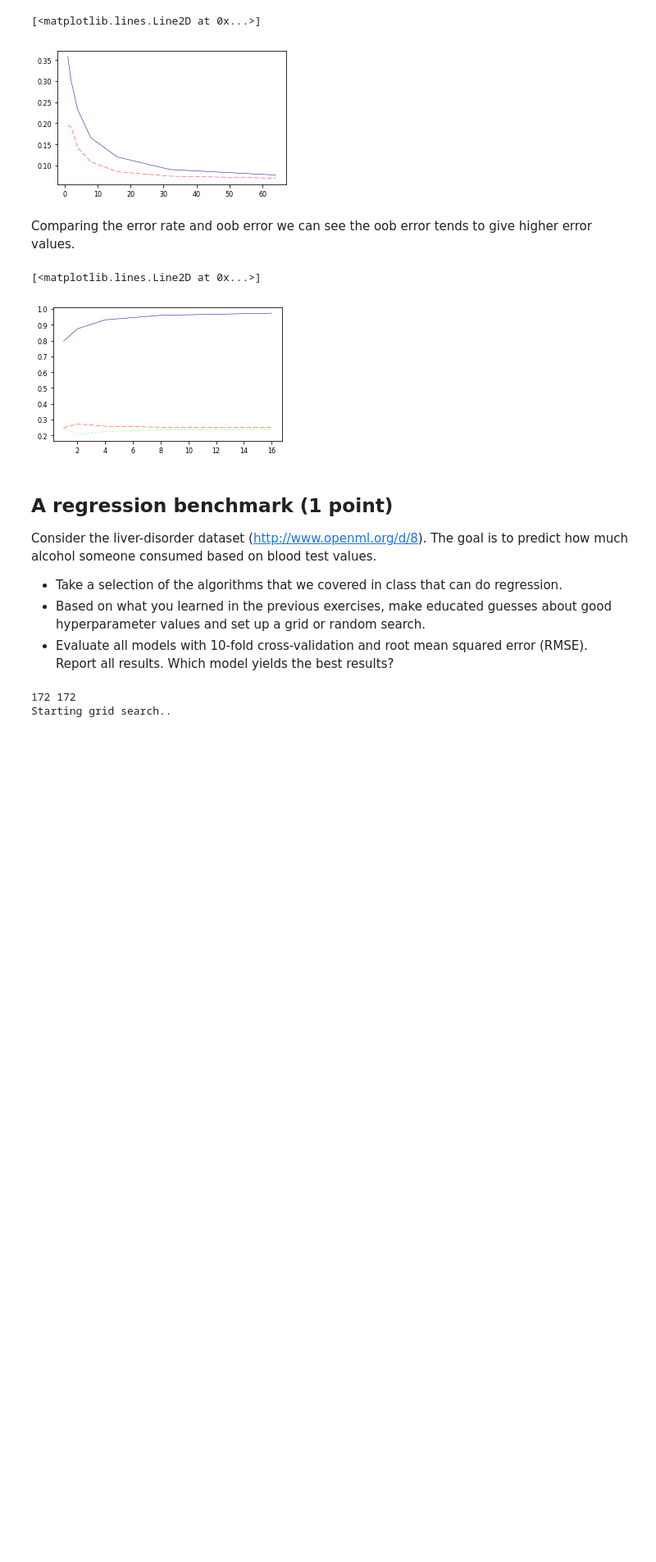
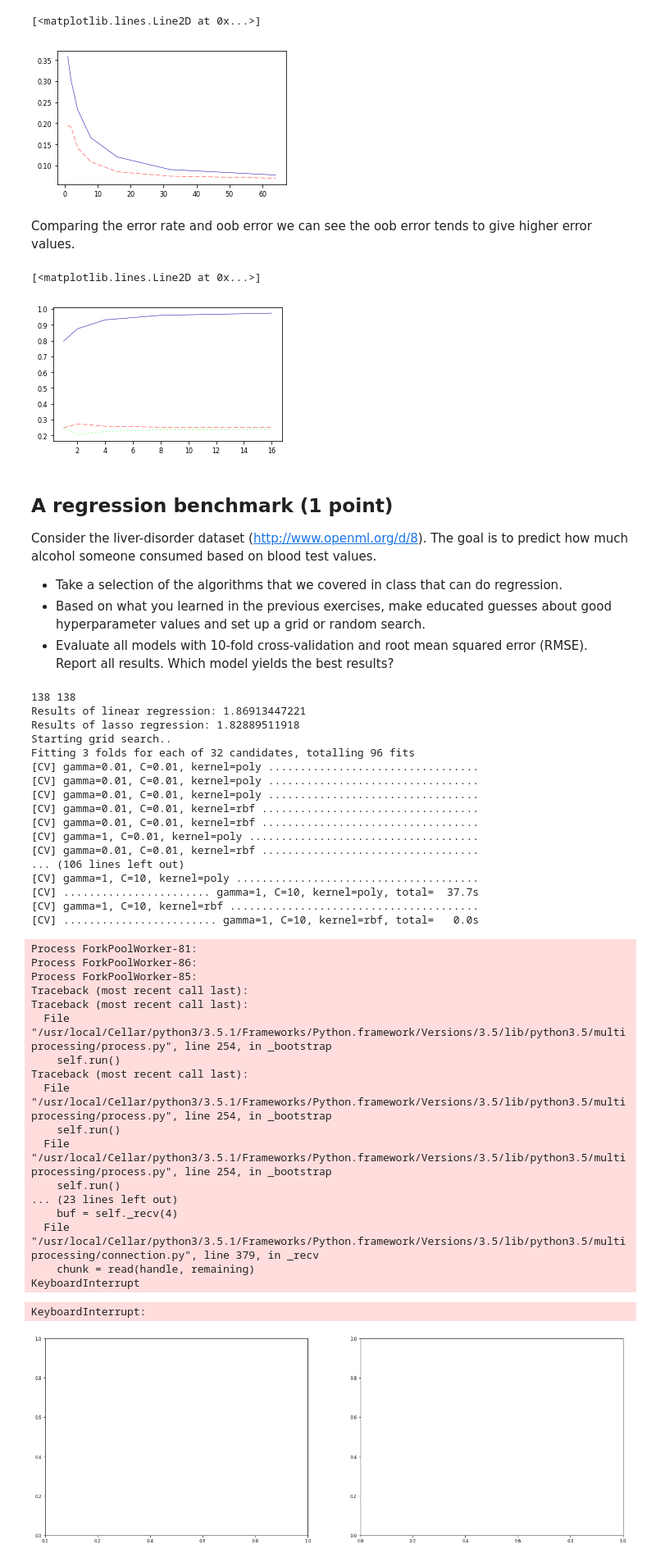
Before and after one commit to Zilarion/2IMW30-Assignment-1-2, a Jupyter notebook: a1/Assignment 1.ipynb, the cells around one changed output. Shown: that part at 82% size. Cells and saved outputs as stored; diff of their text form; code cells hidden in the pictures; blank space fills up the shorter version.

Commit message:
Last work

```diff
--- a/a1/Assignment 1.ipynb
+++ b/a1/Assignment 1.ipynb
@@ -194,7 +194,7 @@ kf = KFold(n_splits=10, shuffle=True, random_state=0)
 fig, axes = plt.subplots(1, 2,  figsize=(20, 3))
 fig2, axes2 = plt.subplots(1, 2,  figsize=(20, 3))
 for (m, ax, ax2) in zip([LinearSVC, LogisticRegression], axes, axes2):
-    grid_search = GridSearchCV(m(dual=False), param_grid, cv=kf)
+    grid_search = GridSearchCV(m(dual=False), param_grid, cv=kf, n_jobs=-1)
     grid_search.fit(X_train, y_train)
 
     # Visualize all results
@@ -554,58 +555,103 @@ Consider the liver-disorder dataset (http://www.openml.org/d/8). The goal is to
 - Based on what you learned in the previous exercises, make educated guesses about good hyperparameter values and set up a grid or random search.
 - Evaluate all models with 10-fold cross-validation and root mean squared error (RMSE). Report all results. Which model yields the best results?
 # %%
-from sklearn.model_selection import LeaveOneOut
 from sklearn.model_selection import KFold
-from sklearn.linear_model import LogisticRegression
 from sklearn.svm import SVC
+from sklearn.metrics import make_scorer
 from sklearn.metrics import mean_squared_error
 from sklearn.model_selection import cross_val_score
+from sklearn.model_selection import GridSearchCV
 from sklearn.model_selection import train_test_split
+from sklearn import linear_model
 
 # Load data
 liver = oml.datasets.get_dataset(8) # Download Liver-disorders data
 X, y = liver.get_data(target=liver.default_target_attribute);
 
-percentage = 0.5
+percentage = 0.4
 X = X[:int(len(X)*percentage)];
 y = y[:int(len(y)*percentage)];
 print(len(X), len(y))
 
 # Create k fold
 kf = KFold(n_splits=10, shuffle=True, random_state=0)
 
-# Run for several parameters
-param_grid = {
-    'kernel':['poly', 'rbf'],
-    'C': [0.001, 0.01, 1, 10, 100, 1000],
-    'gamma': [0.001, 0.01, 1, 10, 100, 1000]
-}
-
 # Create RMSE scoring
 def rmse(y_true, y_pred):
     return math.sqrt(mean_squared_error(y_true, y_pred))
 
+# Linear regression
+score = cross_val_score(linear_model.LinearRegression(), X, y, cv=kf, scoring=make_scorer(rmse))
+print("Results of linear regression: %s" % score.mean())
+
+# Lasso
+score = cross_val_score(linear_model.Lasso(), X, y, cv=kf, scoring=make_scorer(rmse))
+print("Results of lasso regression: %s" % score.mean())
+
+
+# Run for several parameters
+param_grid = {
+    'kernel':['poly', 'rbf'],
+    'C': [0.01, 1, 10, 100],
+    'gamma': [0.01, 1, 10, 100]
+}
 # Create three subplots
 numPlots=len(param_grid['kernel'])
 fig, axes = plt.subplots(1, numPlots,  figsize=(20, 7))
 print("Starting grid search..")
-grid = GridSearchCV(SVC(), param_grid, n_jobs=-1, cv=kf, scoring=make_scorer(rmse))
+grid = GridSearchCV(SVC(), param_grid, n_jobs=-1, scoring=make_scorer(rmse), verbose=2) #cv=kf, scoring=make_scorer(rmse))
 grid.fit(X, y)
 
 print("Best parameters: %s" % (grid.best_params_))
 print("Best score: {:.3f}".format(grid.best_score_))
 
 # Visualize all results
 results = pd.DataFrame(grid.cv_results_)
 scores = np.array(results.mean_test_score).reshape(len(param_grid['C']),
                                                    len(param_grid['gamma']),
                                                    len(param_grid['kernel']))
 
+
+# Visualize the results
 for i, ax in zip(range(numPlots), axes):
     # plot the heatmap of kernel scores
     ax.set_title(param_grid['kernel'][i])
     mglearn.tools.heatmap(np.transpose(scores[:,:,i]), ax=ax, ylabel='gamma', yticklabels=param_grid['gamma'],
                           xlabel='C', xticklabels=param_grid['C'], cmap="viridis");
 # %% [output]
-172 172
+138 138
+Results of linear regression: 1.86913447221
+Results of lasso regression: 1.82889511918
 Starting grid search..
+Fitting 3 folds for each of 32 candidates, totalling 96 fits
+[CV] gamma=0.01, C=0.01, kernel=poly .................................
+[CV] gamma=0.01, C=0.01, kernel=poly .................................
+[CV] gamma=0.01, C=0.01, kernel=poly .................................
+[CV] gamma=0.01, C=0.01, kernel=rbf ..................................
+[CV] gamma=0.01, C=0.01, kernel=rbf ..................................
+[CV] gamma=1, C=0.01, kernel=poly ....................................
+[CV] gamma=0.01, C=0.01, kernel=rbf ..................................
+... (106 lines left out)
+[CV] gamma=1, C=10, kernel=poly ......................................
+[CV] ....................... gamma=1, C=10, kernel=poly, total=  37.7s
+[CV] gamma=1, C=10, kernel=rbf .......................................
+[CV] ........................ gamma=1, C=10, kernel=rbf, total=   0.0s
+Process ForkPoolWorker-81:
+Process ForkPoolWorker-86:
+Process ForkPoolWorker-85:
+Traceback (most recent call last):
+Traceback (most recent call last):
+  File "/usr/local/Cellar/python3/3.5.1/Frameworks/Python.framework/Versions/3.5/lib/python3.5/multiprocessing/process.py", line 254, in _bootstrap
+    self.run()
+Traceback (most recent call last):
+  File "/usr/local/Cellar/python3/3.5.1/Frameworks/Python.framework/Versions/3.5/lib/python3.5/multiprocessing/process.py", line 254, in _bootstrap
+    self.run()
+  File "/usr/local/Cellar/python3/3.5.1/Frameworks/Python.framework/Versions/3.5/lib/python3.5/multiprocessing/process.py", line 254, in _bootstrap
+    self.run()
+... (23 lines left out)
+    buf = self._recv(4)
+  File "/usr/local/Cellar/python3/3.5.1/Frameworks/Python.framework/Versions/3.5/lib/python3.5/multiprocessing/connection.py", line 379, in _recv
+    chunk = read(handle, remaining)
+KeyboardInterrupt
+KeyboardInterrupt:
+[figure, added]
```
Also changed, not shown: parts of 2 cells of this notebook.
